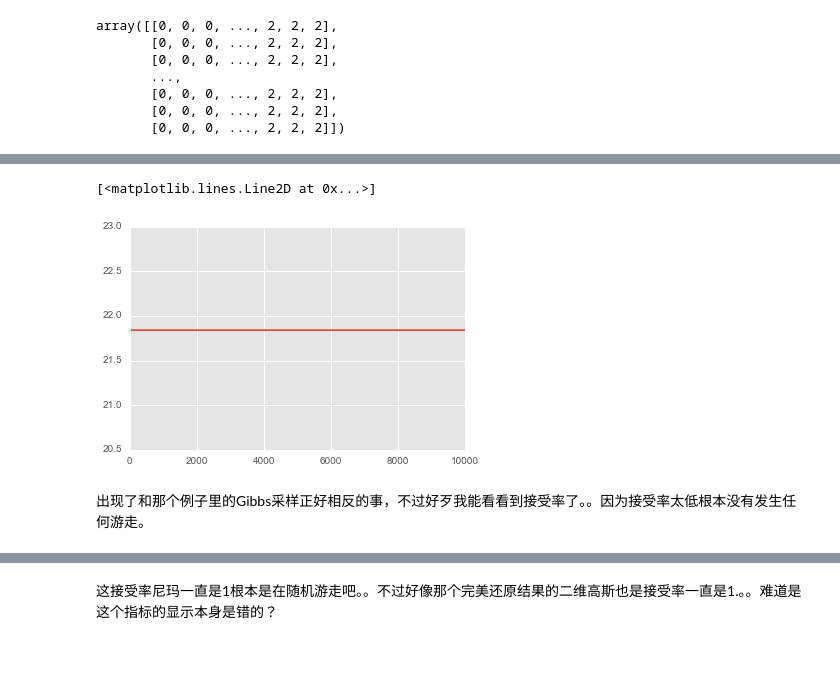
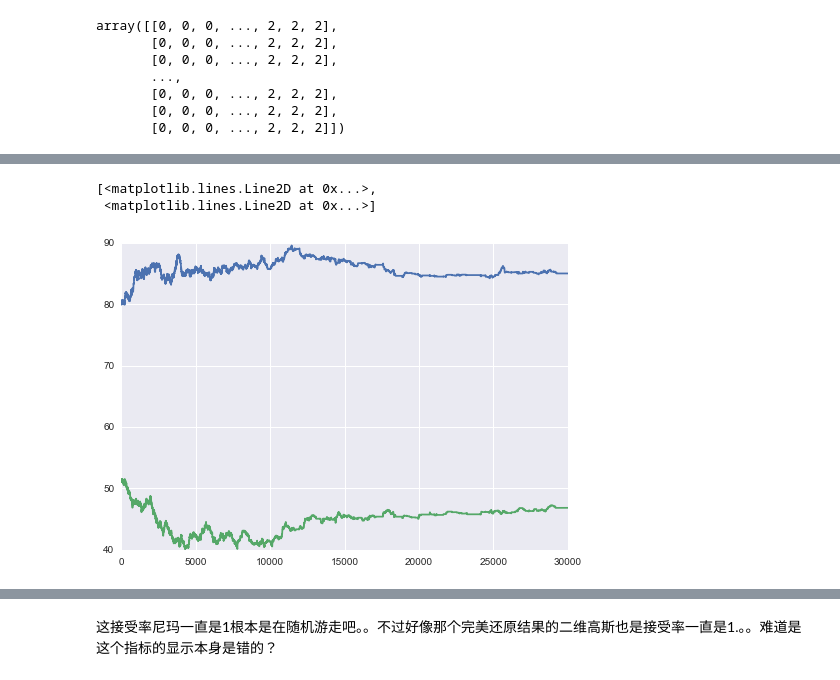
Before and after one commit to yiyuezhuo/touhou-replay-research, a Jupyter notebook: debug_model2.ipynb, the cells around one changed output, grey strips where cells are left out. Cells and saved outputs as stored; diff of their text form; code cells hidden in the pictures.

```diff
--- a/debug_model2.ipynb
+++ b/debug_model2.ipynb
@@ -291,7 +292,6 @@ KeyboardInterrupt:
 # %%
-plt.plot(qmu.params.eval()[:,0])
+plt.plot(qdurations.params.eval()[:,0])
 # %% [output]
-[<matplotlib.lines.Line2D at 0x...>]
+[<matplotlib.lines.Line2D at 0x...>,
+ <matplotlib.lines.Line2D at 0x...>]
-[figure, old version]
+[figure, new version]
-# %% [markdown]
-出现了和那个例子里的Gibbs采样正好相反的事，不过好歹我能看看到接受率了。。因为接受率太低根本没有发生任何游走。
```
Also changed, not shown: parts of 36 cells of this notebook, 1 other file.
